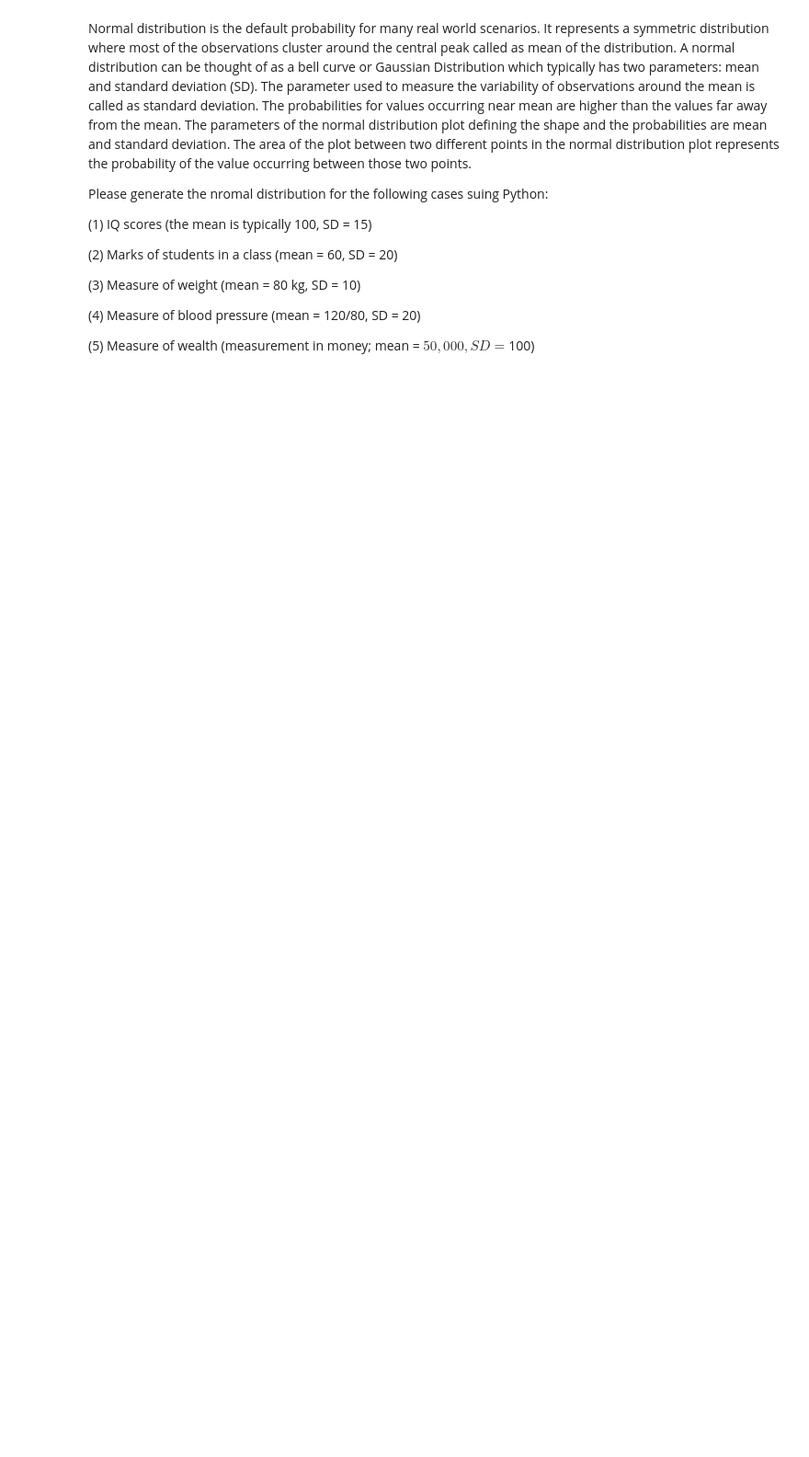
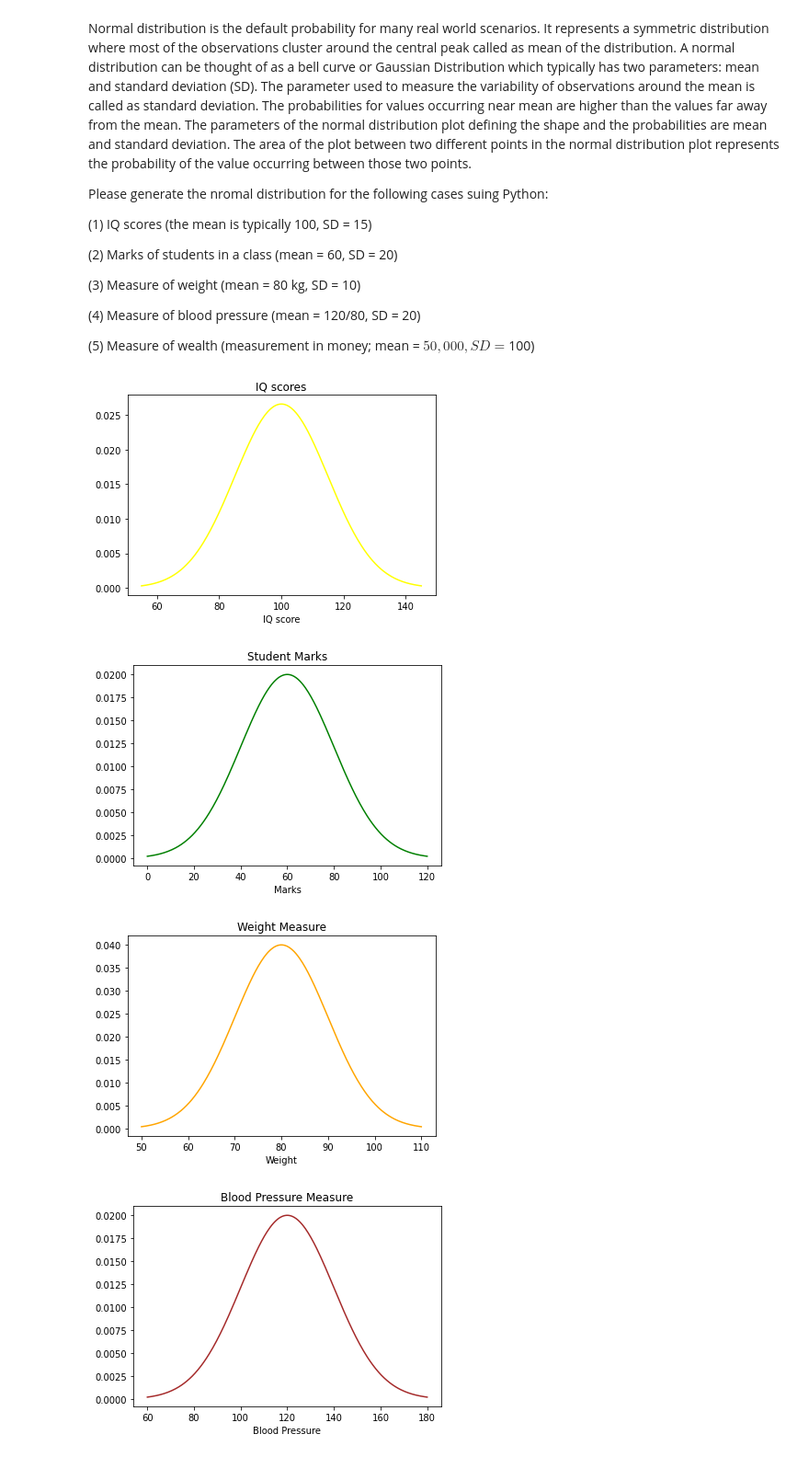
Before and after one commit to nishanth0233/INFO-5502, a Jupyter notebook: lab_assignment_10.ipynb, the cells around one changed output. Shown at 92% size. Cells and saved outputs as stored; diff of their text form; code cells hidden in the pictures; blank space fills up the shorter version.

```diff
--- a/lab_assignment_10.ipynb
+++ b/lab_assignment_10.ipynb
@@ -36,0 +114,61 @@ Please generate the nromal distribution for the following cases suing Python:
+# %%
+# your code here
+
+%matplotlib inline
+import math
+import matplotlib.pyplot as plt
+import numpy as np
+import scipy.stats
+
+mean = 100
+sd = 15
+x = np.linspace(mean - 3*sd, mean + 3*sd, 300)
+plt.plot(x, scipy.stats.norm.pdf(x, mean, sd),color="#FFFF00")
+plt.title("IQ scores")
+plt.xlabel("IQ score")
+plt.show()
+print("\n")
+
+#2
+mean = 60
+sd = 20
+x = np.linspace(mean - 3*sd, mean + 3*sd, 300)
+plt.plot(x, scipy.stats.norm.pdf(x, mean, sd),color="#008000")
+plt.title("Student Marks")
+plt.xlabel("Marks")
+plt.show()
+print("\n")
+#3
+
+mean = 80
+sd = 10
+x = np.linspace(mean - 3*sd, mean + 3*sd, 300)
+plt.plot(x, scipy.stats.norm.pdf(x, mean, sd),color="#FFA500")
+plt.title("Weight Measure")
+plt.xlabel("Weight")
+plt.show()
+print("\n")
+
+#4
+mean = 120
+sd = 20
+x = np.linspace(mean - 3*sd, mean + 3*sd, 300)
+plt.plot(x, scipy.stats.norm.pdf(x, mean, sd),color="#A52A2A")
+plt.title("Blood Pressure Measure")
+plt.xlabel("Blood Pressure")
+plt.show()
+print("\n")
+
+#5
+mean = 50000
+sd = 100
+x = np.linspace(mean - 3*sd, mean + 3*sd, 300)
+plt.plot(x, scipy.stats.norm.pdf(x, mean, sd),color="red")
+plt.title("Wealth Measure")
+plt.xlabel("Wealth")
+plt.show()
+# %% [output]
+[figure, added]
+[figure, added]
+[figure, added]
+[figure, added]
```
Also changed, not shown: parts of 7 cells of this notebook.
